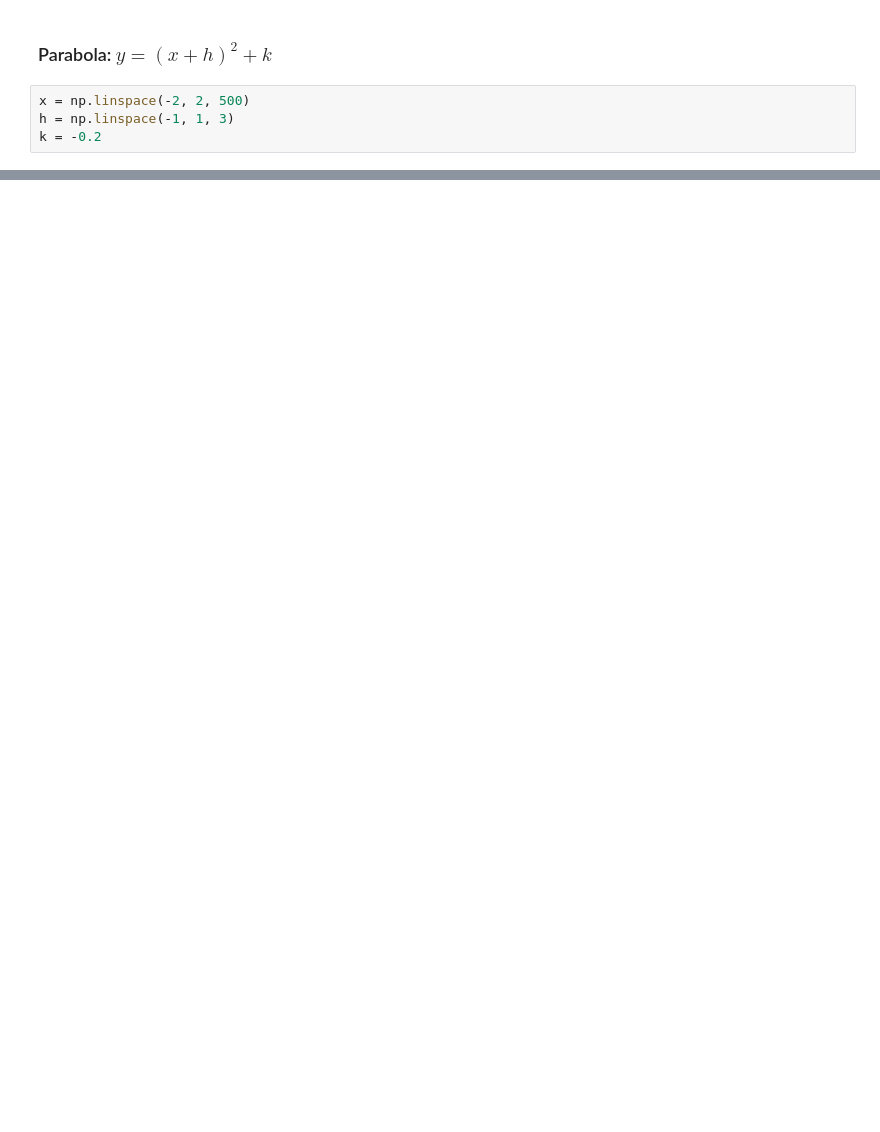
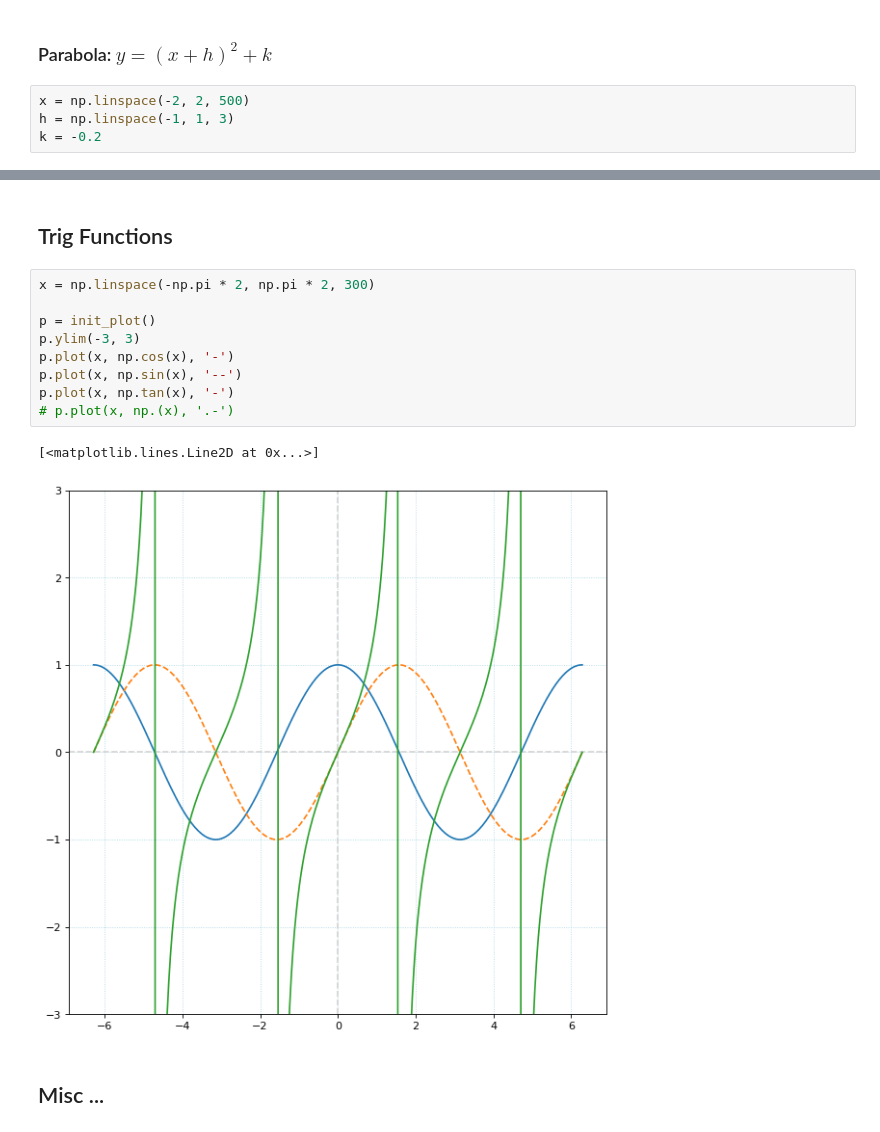
Before and after one commit to paulsuda/notebook-work, a Jupyter notebook: notebooks/Scratch.ipynb, the cells around one changed output, grey strips where cells are left out. Saved outputs shown, nothing was run; the diff lists cells and outputs as text; blank space fills up the shorter version.

```diff
--- a/notebooks/Scratch.ipynb
+++ b/notebooks/Scratch.ipynb
@@ -24,0 +26,16 @@ for _h in h:
+# %% [markdown]
+## Trig Functions
+# %%
+x = np.linspace(-np.pi * 2, np.pi * 2, 300)
+
+p = init_plot()
+p.ylim(-3, 3)
+p.plot(x, np.cos(x), '-')
+p.plot(x, np.sin(x), '--')
+p.plot(x, np.tan(x), '-')
+# p.plot(x, np.(x), '.-')
+# %% [output]
+[<matplotlib.lines.Line2D at 0x...>]
+[figure, added]
+# %% [markdown]
+## Misc ...
```
Also changed, not shown: parts of 6 cells of this notebook, 4 other files.
